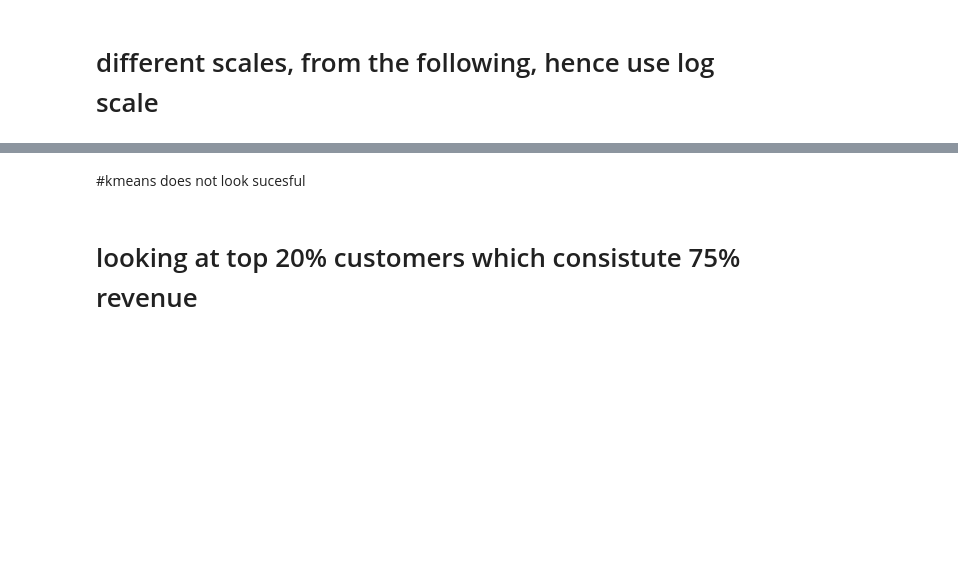
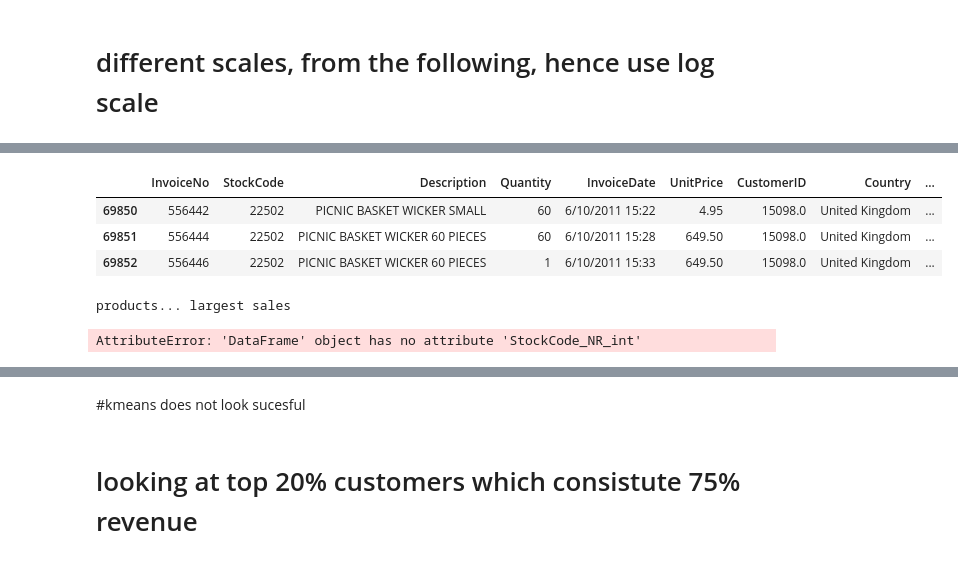
Before and after one commit to leexa90/E-commece-Data-Science, a Jupyter notebook: Untitled_cluster.ipynb, the cells around one changed output, grey strips where cells are left out. Saved outputs shown, nothing was run; the diff lists cells and outputs as text; code cells hidden in the pictures; blank space fills up the shorter version.

```diff
--- a/Untitled_cluster.ipynb
+++ b/Untitled_cluster.ipynb
@@ -417,7 +649,17 @@ data2.groupby('StockCode_NR_int')['TotalRevenue'].apply(np.sum)
+# %%
+data2[data2.CustomerID==15098.0]
+# %% [output]
+|  | InvoiceNo | StockCode | Description | Quantity | InvoiceDate | UnitPrice | CustomerID | Country | ... |
+| 69850 | 556442 | 22502 | PICNIC BASKET WICKER SMALL | 60 | 6/10/2011 15:22 | 4.95 | 15098.0 | United Kingdom | ... |
+| 69851 | 556444 | 22502 | PICNIC BASKET WICKER 60 PIECES | 60 | 6/10/2011 15:28 | 649.50 | 15098.0 | United Kingdom | ... |
+| 69852 | 556446 | 22502 | PICNIC BASKET WICKER 60 PIECES | 1 | 6/10/2011 15:33 | 649.50 | 15098.0 | United Kingdom | ... |
 # %%
 #get products with largest values for svd_0
-closest_to_inside = np.argsort(V2[0,:])[::1]
-stock_code_decribe = data2.groupby('StockCode_NR_int')['Description'].apply(np.unique).reset_index(drop=False)
+closest_to_inside = np.argsort(V2[0,:])[::-1]
+stock_code_decribe = data2.groupby(['StockCode_NR_int','num_purchases'])['Description'].apply(np.unique).reset_index(drop=False)
 closest_pdts = closest_to_inside[:10]
 print 'products... largest sales'
 print stock_code_decribe[stock_code_decribe.StockCode_NR_int.isin(closest_pdts)]
+# %% [output]
+products... largest sales
+AttributeError: 'DataFrame' object has no attribute 'StockCode_NR_int'
```
Also changed, not shown: parts of 32 cells of this notebook, 1 other file.
